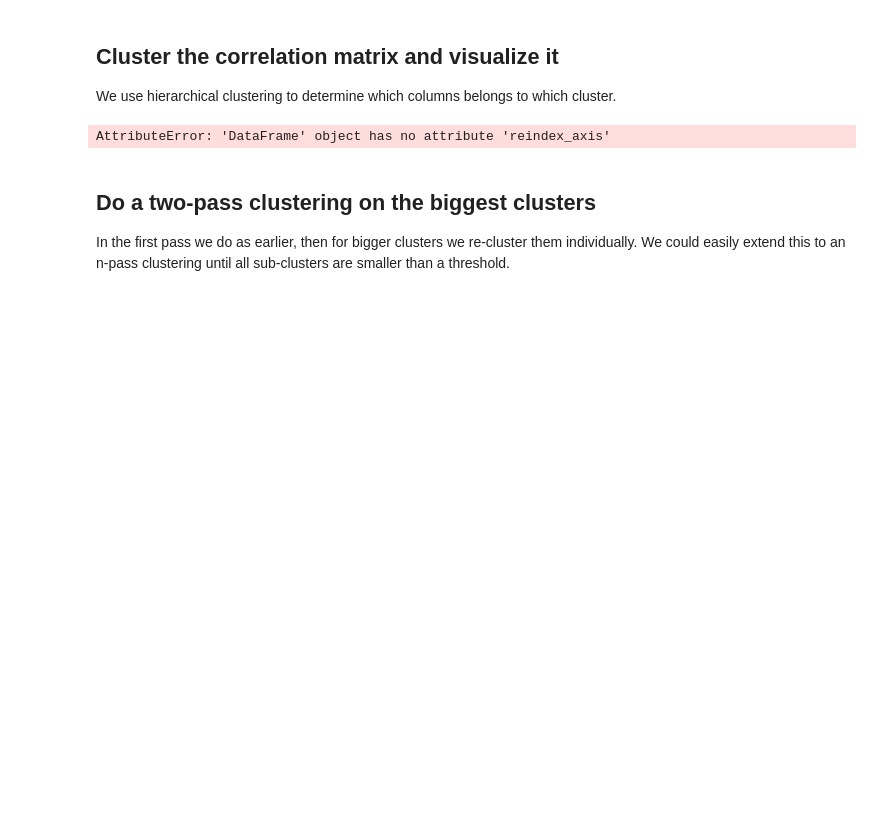
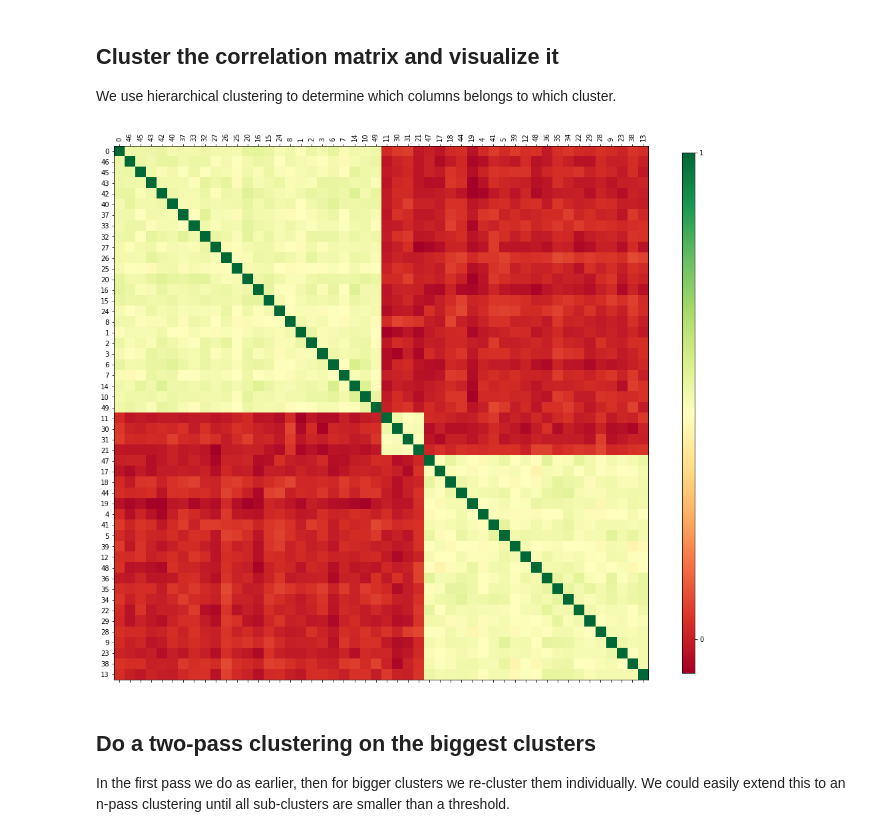
Before and after one commit to serivan/mldmlab, a Jupyter notebook: HANDSON-ML/09_ClusterEvaluation.ipynb, the cells around one changed output. Drawn from its saved outputs; the diff is of its cells as text; code cells hidden in the pictures; blank space fills up the shorter version.

```diff
--- a/HANDSON-ML/09_ClusterEvaluation.ipynb
+++ b/HANDSON-ML/09_ClusterEvaluation.ipynb
@@ -63,17 +63,17 @@ We use hierarchical clustering to determine which columns belongs to which clust
 # %%
 import scipy
 import scipy.cluster.hierarchy as sch
 
 X = df.corr().values
 d = sch.distance.pdist(X)   # vector of ('55' choose 2) pairwise distances
 L = sch.linkage(d, method='complete')
 ind = sch.fcluster(L, 0.5*d.max(), 'distance')
 columns = [df.columns.tolist()[i] for i in list((np.argsort(ind)))]
-df = df.reindex_axis(columns, axis=1)
+df = df.reindex(columns, axis=1)
 
 plot_corr(df, size=18)
 # %% [output]
-AttributeError: 'DataFrame' object has no attribute 'reindex_axis'
+[figure, added]
 # %% [markdown]
 ## Do a two-pass clustering on the biggest clusters
 In the first pass we do as earlier, then for bigger clusters we re-cluster them individually. We could easily extend this to an n-pass clustering until all sub-clusters are smaller than a threshold.
```
Also changed, not shown: parts of 2 cells of this notebook.
